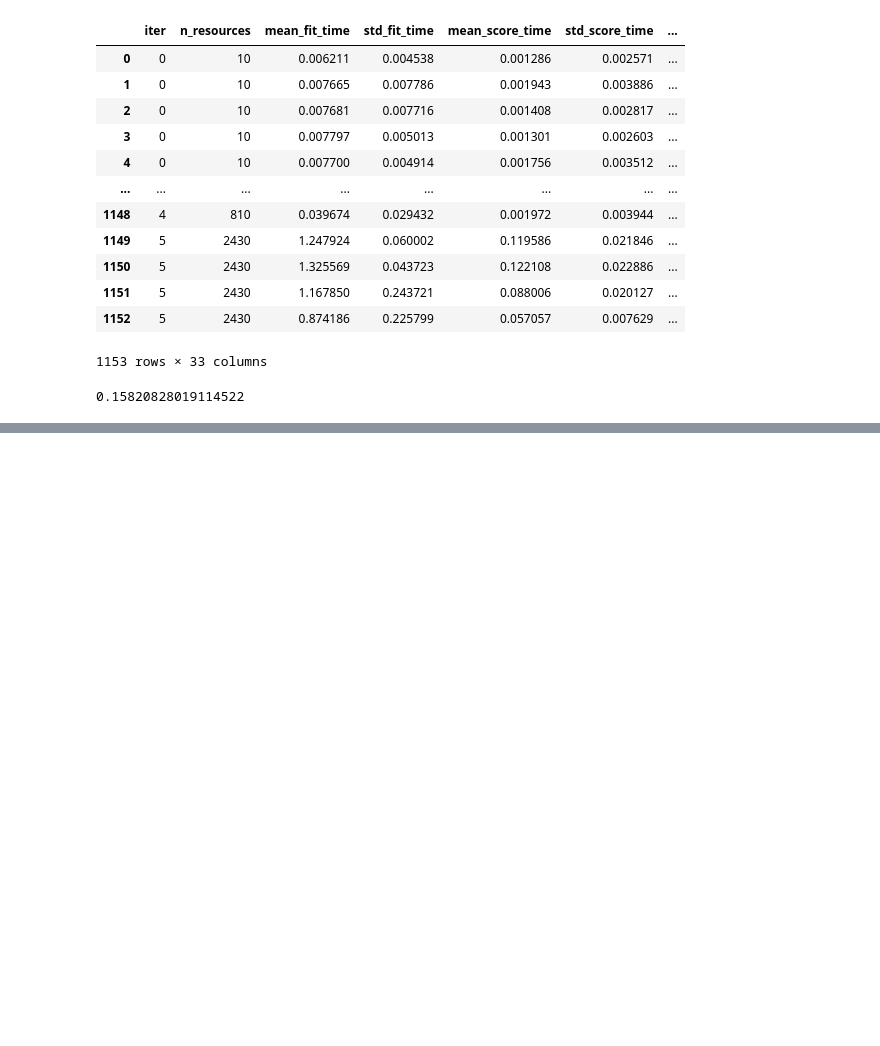
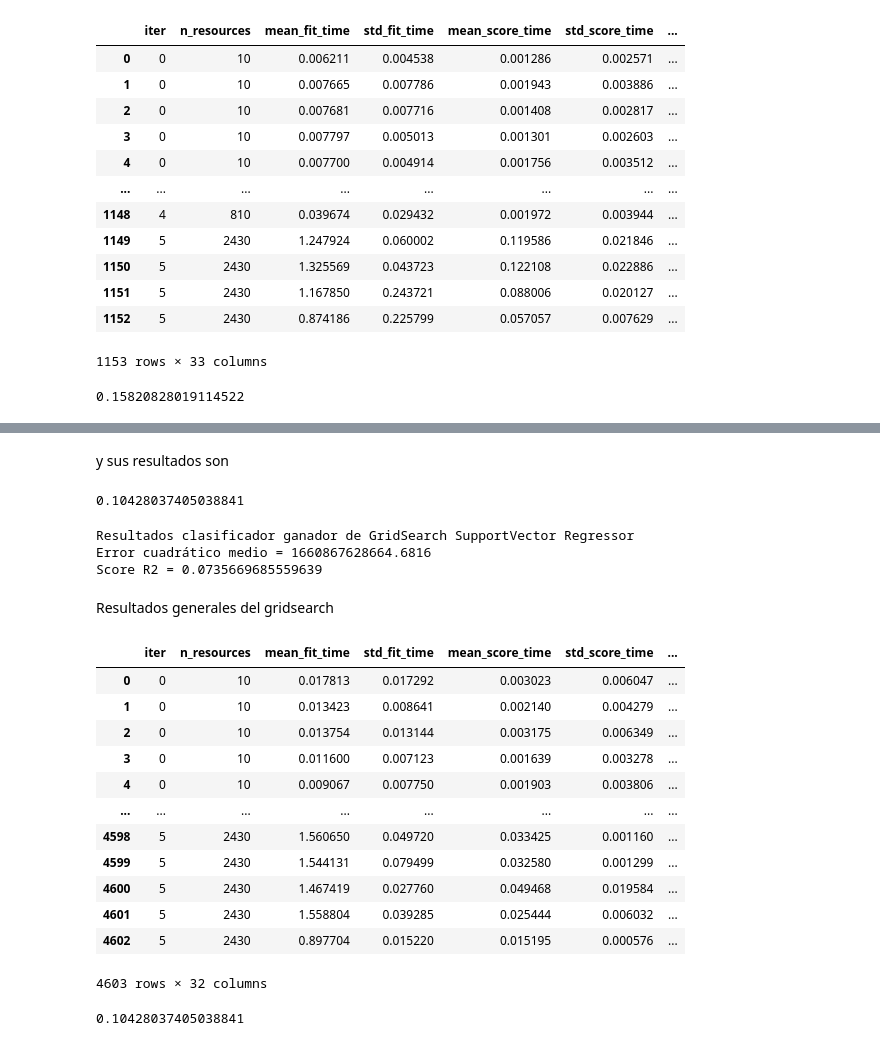
Before and after one commit to camilocarvajalreyes/laboratorios-MDS7202, a Jupyter notebook: Proyecto/gridsearch_reg.ipynb, the cells around one changed output, grey strips where cells are left out. Saved outputs shown, nothing was run; the diff lists cells and outputs as text; code cells hidden in the pictures; blank space fills up the shorter version.

```diff
--- a/Proyecto/gridsearch_reg.ipynb
+++ b/Proyecto/gridsearch_reg.ipynb
@@ -560,0 +672,27 @@ pd.DataFrame(gs_KN.cv_results_)['mean_test_score'].max()
+# %%
+grilla_lineal = {
+    "regressor": [ElasticNet(random_state=0),Ridge(random_state=0)],
+    "regressor__alpha": [0.75, 1, 1.25, 1.5],
+    "regressor__tol": [5e-3, 1e-4, 5e-5],
+    "selector__percentile" : [75, 85, 95, 100],
+    "selector__score_func" : [f_classif],
+    "procesamiento__BoC-cat__min_df" : [0.05, 0.1],
+    "procesamiento__BoC-genres__min_df" : [0.05, 0.1],
+    "procesamiento__BoC-tags__min_df" : [0.05, 0.1],
+    "procesamiento__BoC-dev__min_df" : [2, 5],
+    "procesamiento__BoC-pub__min_df" : [2, 5],
+}
+
+gs_lineal = HalvingGridSearchCV(
+    pipeline,
+    grilla_lineal,
+    scoring = 'r2',
+    n_jobs=-1,
+    verbose = 0,
+    random_state = 1
+)
+# %%
+import numpy as np
+np.seterr(divide='ignore', invalid='ignore');
+
+gs_lineal.fit(X_train, y_train)
@@ -560,0 +749,38 @@ pd.DataFrame(gs_KN.cv_results_)['mean_test_score'].max()
+# %% [markdown]
+y sus resultados son
+# %%
+gs_lineal.best_score_
+# %% [output]
+0.10428037405038841
+# %%
+print("Resultados clasificador ganador de GridSearch SupportVector Regressor")
+
+y_pred = gs_lineal.predict(X_eval)
+print("Error cuadrático medio = {}".format(mean_squared_error(y_eval,y_pred)))
+print("Score R2 = {}".format(r2_score(y_eval,y_pred)))
+# %% [output]
+Resultados clasificador ganador de GridSearch SupportVector Regressor
+Error cuadrático medio = 1660867628664.6816
+Score R2 = 0.0735669685559639
+# %% [markdown]
+Resultados generales del gridsearch
+# %%
+pd.DataFrame(gs_lineal.cv_results_)
+# %% [output]
+|  | iter | n_resources | mean_fit_time | std_fit_time | mean_score_time | std_score_time | ... |
+| 0 | 0 | 10 | 0.017813 | 0.017292 | 0.003023 | 0.006047 | ... |
+| 1 | 0 | 10 | 0.013423 | 0.008641 | 0.002140 | 0.004279 | ... |
+| 2 | 0 | 10 | 0.013754 | 0.013144 | 0.003175 | 0.006349 | ... |
+| 3 | 0 | 10 | 0.011600 | 0.007123 | 0.001639 | 0.003278 | ... |
+| 4 | 0 | 10 | 0.009067 | 0.007750 | 0.001903 | 0.003806 | ... |
+| ... | ... | ... | ... | ... | ... | ... | ... |
+| 4598 | 5 | 2430 | 1.560650 | 0.049720 | 0.033425 | 0.001160 | ... |
+| 4599 | 5 | 2430 | 1.544131 | 0.079499 | 0.032580 | 0.001299 | ... |
+| 4600 | 5 | 2430 | 1.467419 | 0.027760 | 0.049468 | 0.019584 | ... |
+| 4601 | 5 | 2430 | 1.558804 | 0.039285 | 0.025444 | 0.006032 | ... |
+| 4602 | 5 | 2430 | 0.897704 | 0.015220 | 0.015195 | 0.000576 | ... |
+4603 rows × 32 columns
+# %%
+pd.DataFrame(gs_lineal.cv_results_)['mean_test_score'].max()
+# %% [output]
+0.10428037405038841
```
Also changed, not shown: parts of 17 cells of this notebook.
